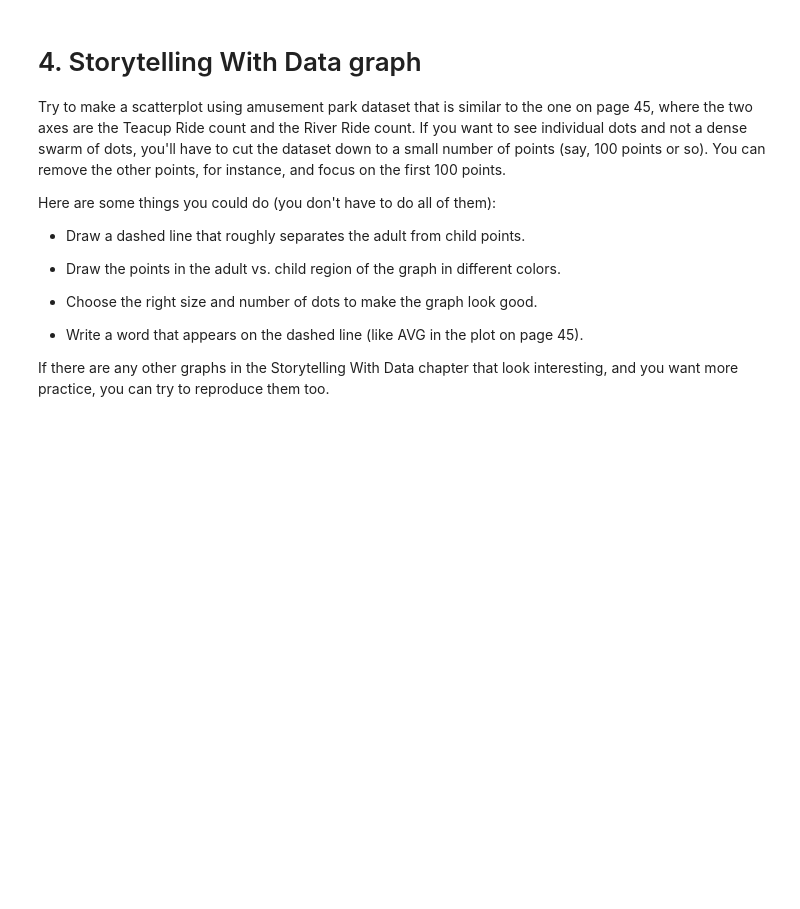
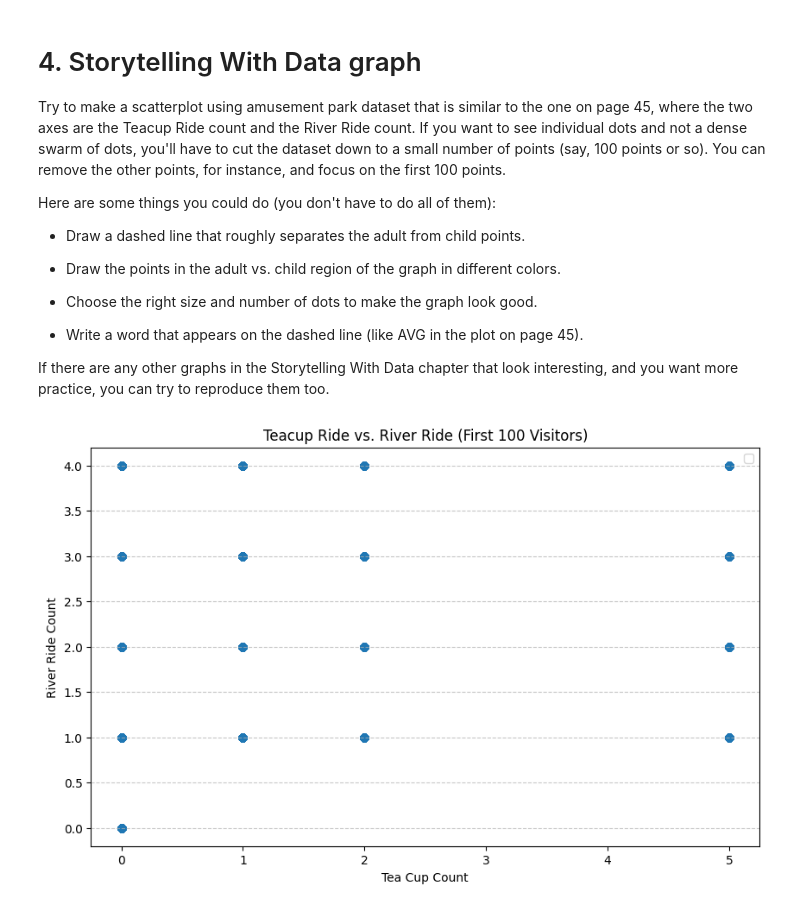
Before and after one commit to makenna-e/bu-cds-dx699s-summer-2025-assignments, a Jupyter notebook: OMDS-ModB2-Week3-Ehrlich-Makenna.ipynb, the cells around one changed output. Saved outputs shown, nothing was run; the diff lists cells and outputs as text; code cells hidden in the pictures; blank space fills up the shorter version.

```diff
--- a/OMDS-ModB2-Week3-Ehrlich-Makenna.ipynb
+++ b/OMDS-ModB2-Week3-Ehrlich-Makenna.ipynb
@@ -371,0 +393,14 @@ If there are any other graphs in the Storytelling With Data chapter that look in
+# %%
+plt.figure(figsize=(10, 6))
+
+plt.scatter(df["TeacupRide"], df["RiverRide"])
+
+plt.title("Teacup Ride vs. River Ride (First 100 Visitors)")
+plt.xlabel("Tea Cup Count")
+plt.ylabel("River Ride Count")
+plt.legend()
+plt.grid(axis='y', linestyle='--', alpha=0.7)
+
+plt.show()
+# %% [output]
+[figure, added]
```
Also changed, not shown: parts of 4 cells of this notebook.
